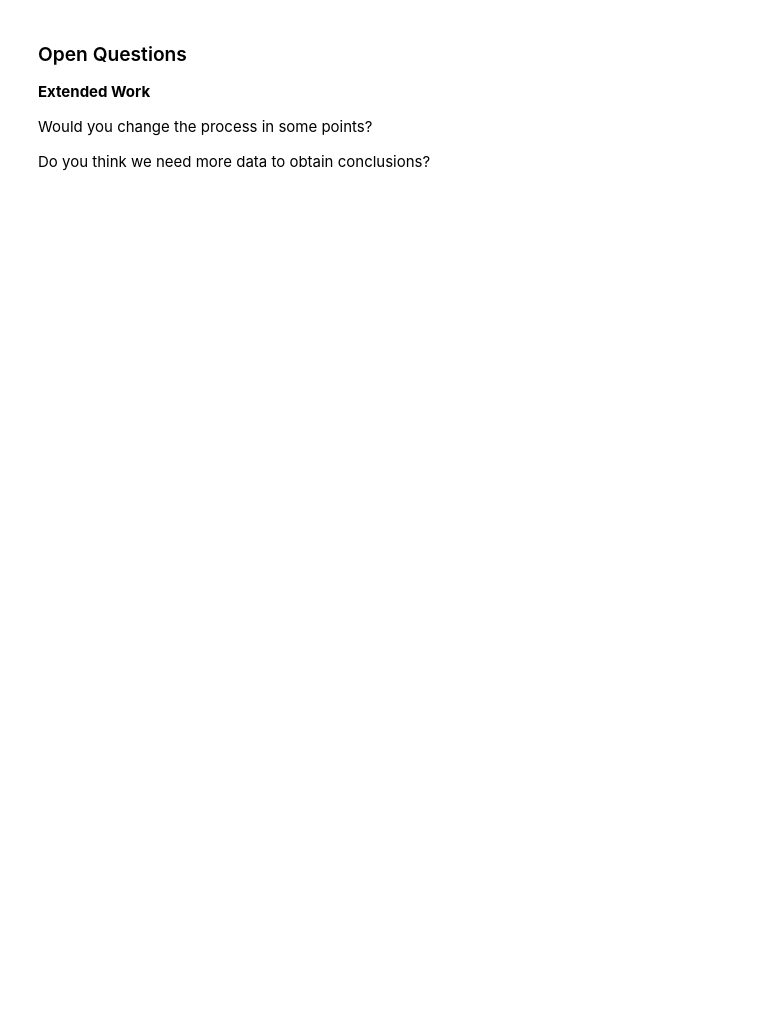
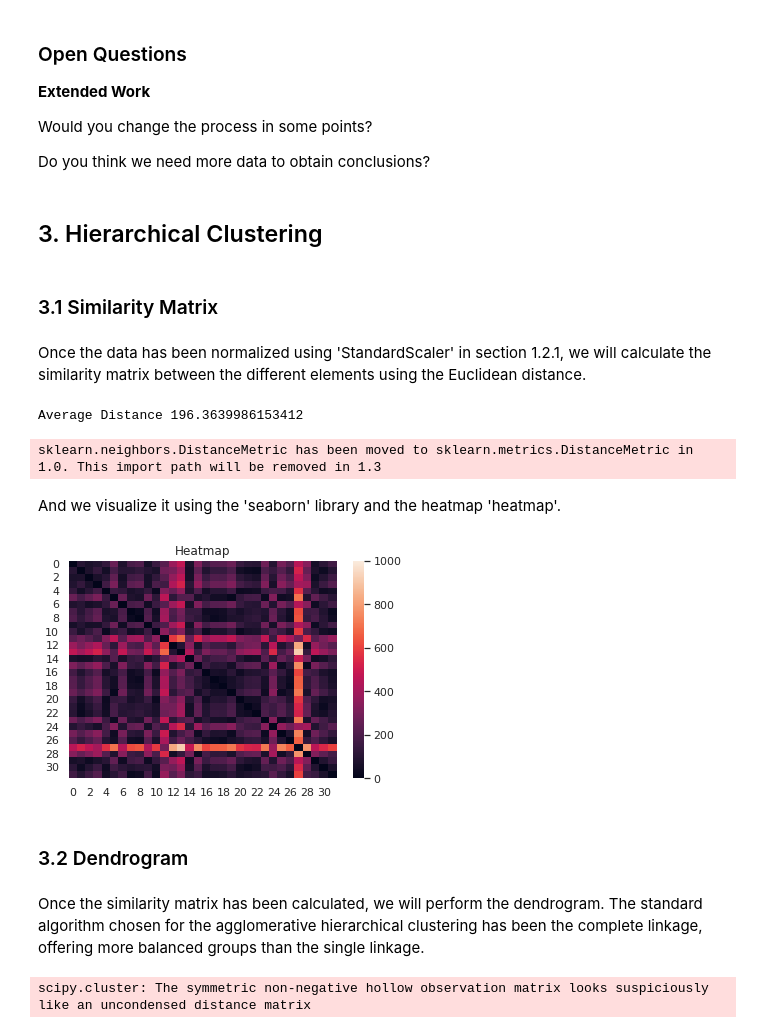
Before and after one commit to JavierVillarAsensio/Machine-Learning-Techniques_DiazRedondoVillar, a Jupyter notebook: Copia_de_ML2022_Unsupervised_Learning_of_the_World_Cup_2022.ipynb, the cells around one changed output. Saved outputs shown, nothing was run; the diff lists cells and outputs as text; code cells hidden in the pictures; blank space fills up the shorter version.

```diff
--- a/Copia_de_ML2022_Unsupervised_Learning_of_the_World_Cup_2022.ipynb
+++ b/Copia_de_ML2022_Unsupervised_Learning_of_the_World_Cup_2022.ipynb
@@ -311,3 +345,38 @@ df[df['kmeans_group'] == 1].describe()
 Would you change the process in some points?
 
 Do you think we need more data to obtain conclusions?
+# %% [markdown]
+## 3. Hierarchical Clustering
+# %% [markdown]
+### 3.1 Similarity Matrix
+# %% [markdown]
+Once the data has been normalized using 'StandardScaler' in section 1.2.1, we will calculate the similarity matrix between the different elements using the Euclidean distance.
+# %%
+import sklearn.neighbors
+import numpy as np
+
+dist = sklearn.neighbors.DistanceMetric.get_metric('euclidean')
+matsim = dist.pairwise(df_1)
+
+avSim = np.average(matsim)
+print ('Average Distance', avSim)
+# %% [output]
+Average Distance 196.3639986153412
+sklearn.neighbors.DistanceMetric has been moved to sklearn.metrics.DistanceMetric in 1.0. This import path will be removed in 1.3
+# %% [markdown]
+And we visualize it using the 'seaborn' library and the heatmap 'heatmap'.
+# %%
+import seaborn as sns; sns.set()
+plt.title("Heatmap")
+ax = sns.heatmap(matsim,vmin=0, vmax=1000)
+# %% [output]
+[figure, added]
+# %% [markdown]
+### 3.2 Dendrogram
+# %% [markdown]
+Once the similarity matrix has been calculated, we will perform the dendrogram. The standard algorithm chosen for the agglomerative hierarchical clustering has been the complete linkage, offering more balanced groups than the single linkage.
+# %%
+from scipy import cluster
+clusters = cluster.hierarchy.linkage(matsim, method ='complete')
+# %% [output]
+scipy.cluster: The symmetric non-negative hollow observation matrix looks suspiciously like an uncondensed distance matrix
```
Also changed, not shown: parts of 26 cells of this notebook.
